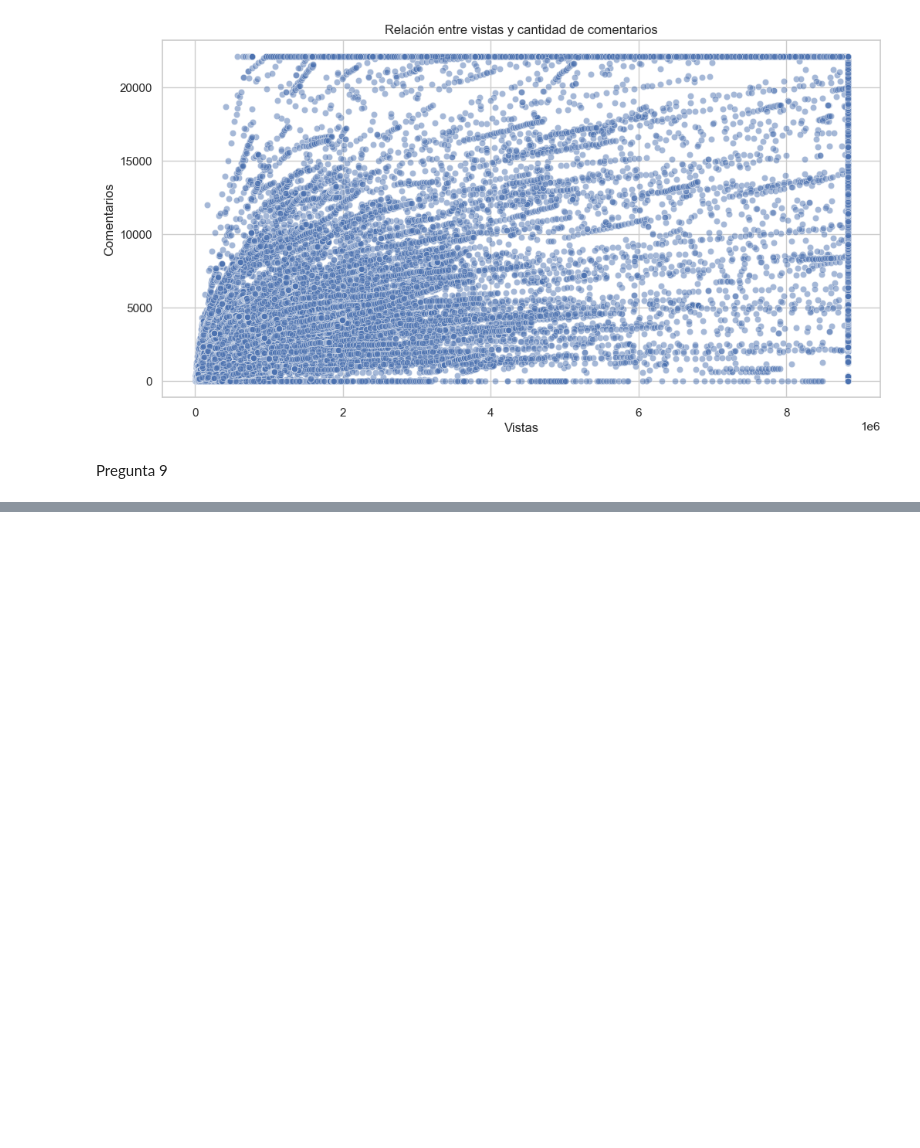
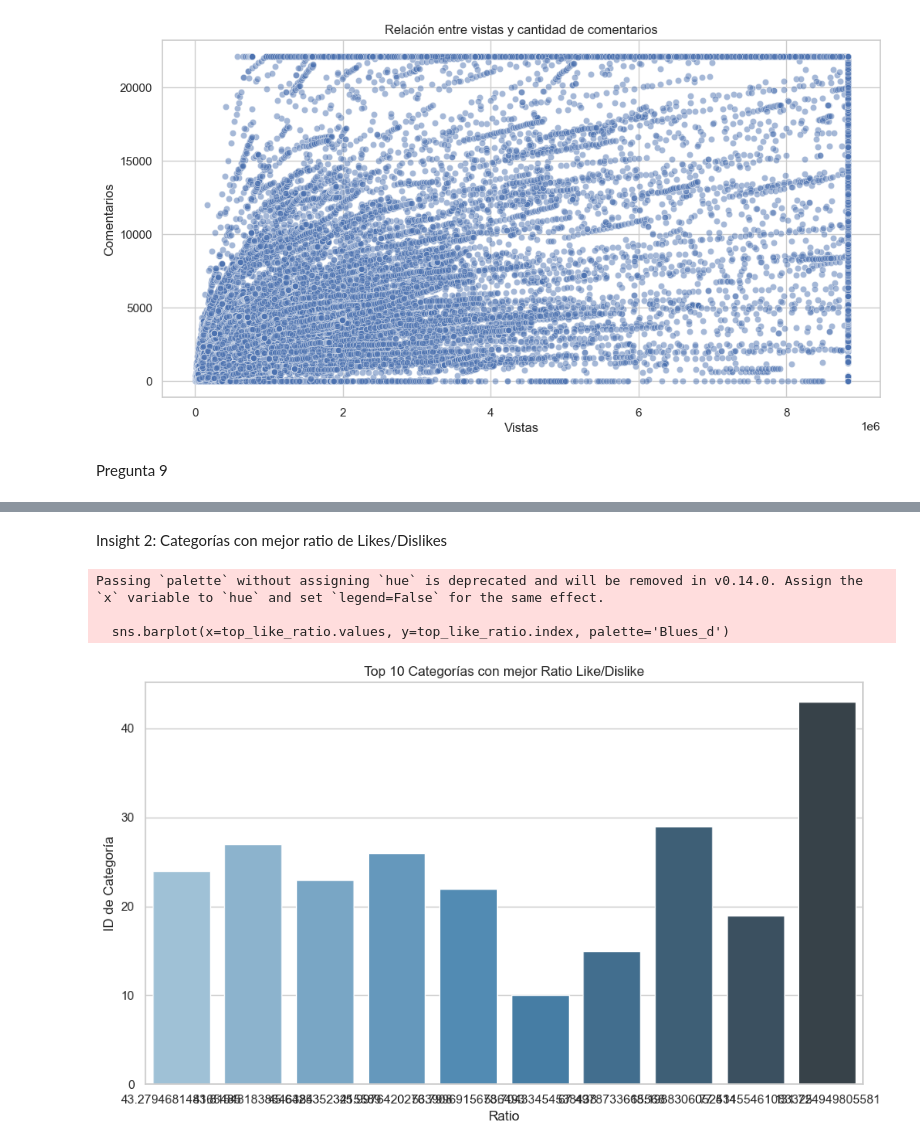
Before and after one commit to rodrigo-g08/FDS-2025-1-259, a Jupyter notebook: Graficacion con el nuevo dataset.ipynb, the cells around one changed output, grey strips where cells are left out. Cells and saved outputs as stored; diff of their text form; code cells hidden in the pictures; blank space fills up the shorter version.

```diff
--- a/Graficacion con el nuevo dataset.ipynb
+++ b/Graficacion con el nuevo dataset.ipynb
@@ -164,0 +187,19 @@ Pregunta 9
+# %% [markdown]
+Insight 2: Categorías con mejor ratio de Likes/Dislikes
+# %%
+df_ratio = df[df['dislikes'] != 0].copy()
+df_ratio['like_dislike_ratio'] = df_ratio['likes'] / df_ratio['dislikes']
+top_like_ratio = df_ratio.groupby('category_id')['like_dislike_ratio'].mean().sort_values(ascending=False).head(10)
+
+plt.figure(figsize=(10,6))
+sns.barplot(x=top_like_ratio.values, y=top_like_ratio.index, palette='Blues_d')
+plt.title('Top 10 Categorías con mejor Ratio Like/Dislike')
+plt.xlabel('Ratio')
+plt.ylabel('ID de Categoría')
+plt.tight_layout()
+plt.show()
+# %% [output]
+Passing `palette` without assigning `hue` is deprecated and will be removed in v0.14.0. Assign the `x` variable to `hue` and set `legend=False` for the same effect.
+
+  sns.barplot(x=top_like_ratio.values, y=top_like_ratio.index, palette='Blues_d')
+[figure, added]
```
Also changed, not shown: parts of 11 cells of this notebook.
